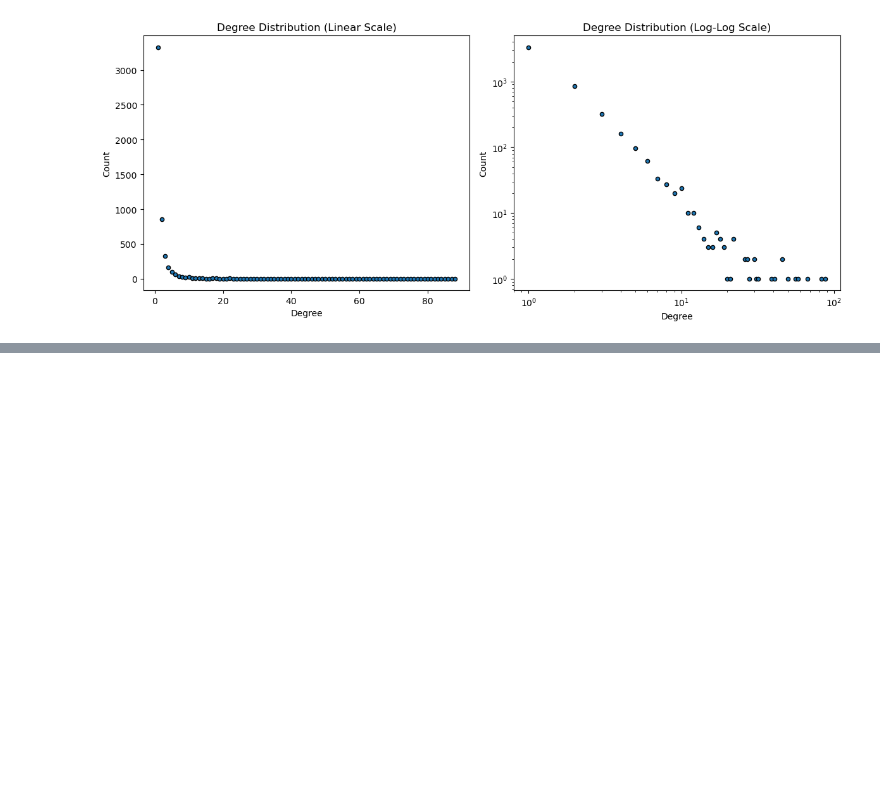
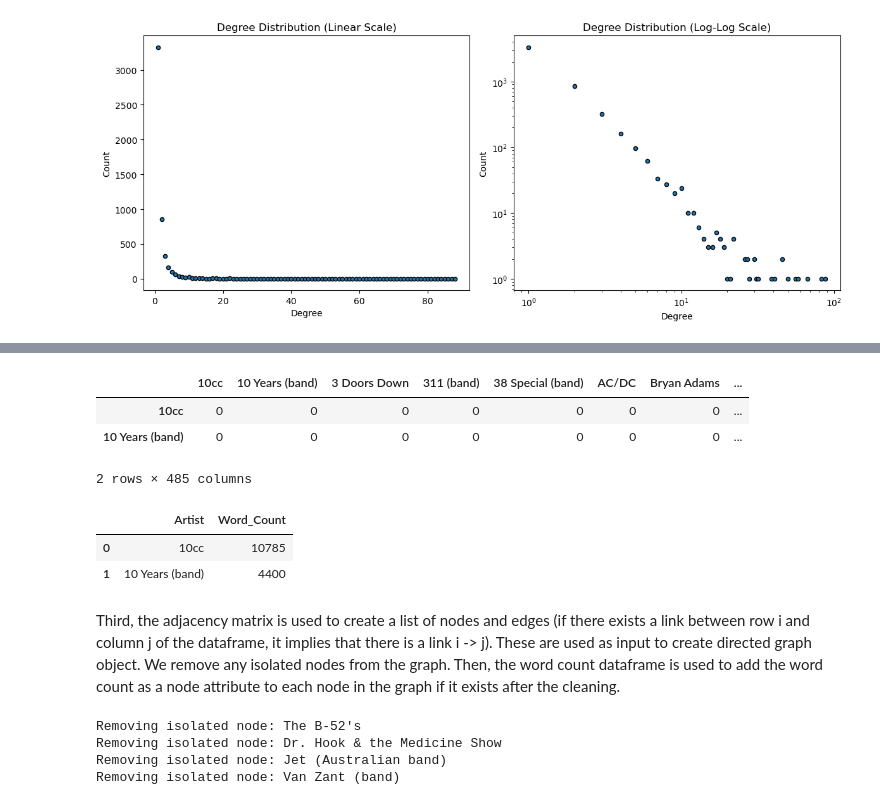
Before and after one commit to GermanButtiero/social_graph_assignment1, a Jupyter notebook: assignment.ipynb, the cells around one changed output, grey strips where cells are left out. Cells and saved outputs as stored; diff of their text form; code cells hidden in the pictures; blank space fills up the shorter version.

```diff
--- a/assignment.ipynb
+++ b/assignment.ipynb
@@ -214,0 +237,18 @@ plt.show()
+# %%
+# Show adjancency matrix
+# If there exists a link between two performers, the value is 1, else 0
+adjacency_matrix.head(2)
+# %% [output]
+|  | 10cc | 10 Years (band) | 3 Doors Down | 311 (band) | 38 Special (band) | AC/DC | Bryan Adams | ... |
+| 10cc | 0 | 0 | 0 | 0 | 0 | 0 | 0 | ... |
+| 10 Years (band) | 0 | 0 | 0 | 0 | 0 | 0 | 0 | ... |
+2 rows × 485 columns
+# %%
+# Show word count
+word_count_df.head(2)
+# %% [output]
+|  | Artist | Word_Count |
+| 0 | 10cc | 10785 |
+| 1 | 10 Years (band) | 4400 |
+# %% [markdown]
+Third, the adjacency matrix is used to create a list of nodes and edges (if there exists a link between row i and column j of the dataframe, it implies that there is a link i -> j). These are used as input to create directed graph object. We remove any isolated nodes from the graph. Then, the word count dataframe is used to add the word count as a node attribute to each node in the graph if it exists after the cleaning.
@@ -214,0 +270,12 @@ plt.show()
+# %%
+# Remove isolated nodes
+degree_dict = dict(G.degree())
+for artist, degree in degree_dict.items():
+    if degree == 0:
+        print(f'Removing isolated node: {artist}')
+        G.remove_node(artist)
+# %% [output]
+Removing isolated node: The B-52's
+Removing isolated node: Dr. Hook & the Medicine Show
+Removing isolated node: Jet (Australian band)
+Removing isolated node: Van Zant (band)
```
Also changed, not shown: parts of 27 cells of this notebook, 2 other files.
